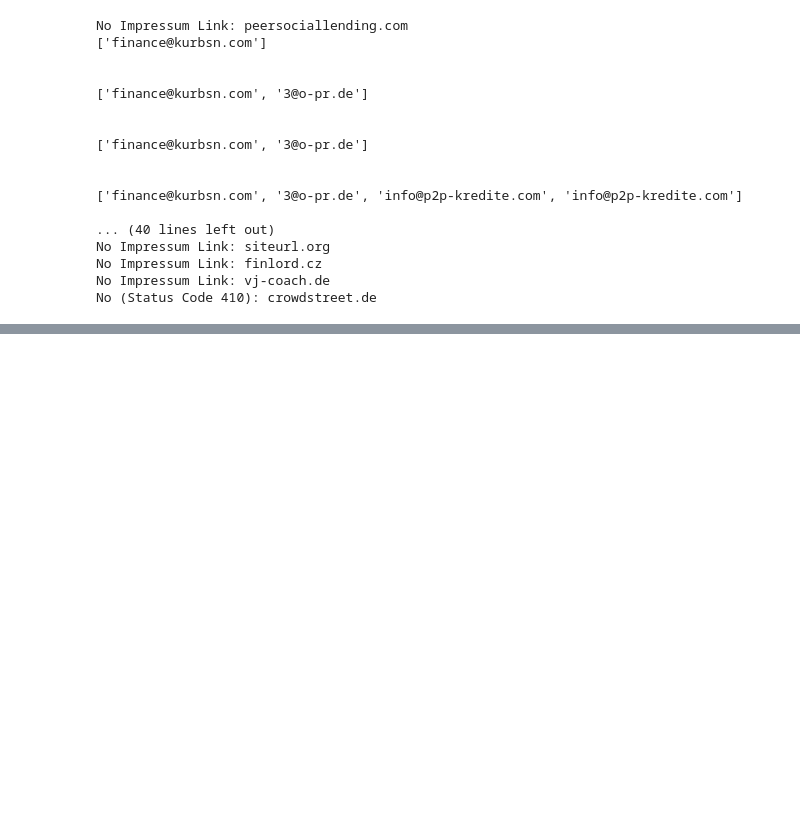
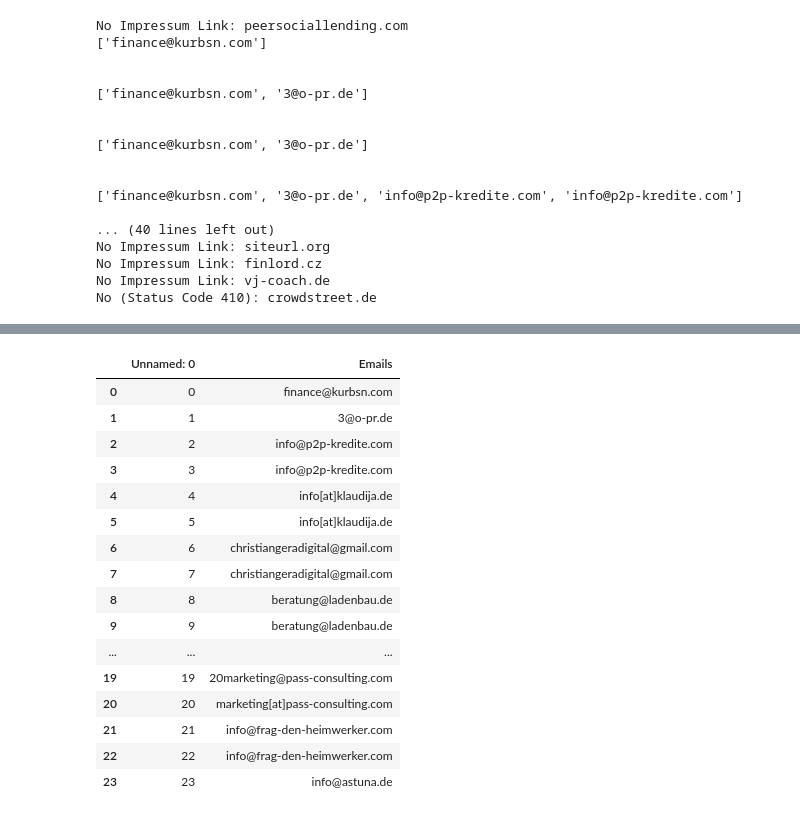
Before and after one commit to joharkhan99/Data-Science-Internship, a Jupyter notebook: Week2/Day4/AB_Testing_and_Scraping.ipynb, the cells around one changed output, grey strips where cells are left out. Saved outputs shown, nothing was run; the diff lists cells and outputs as text; code cells hidden in the pictures; blank space fills up the shorter version.

Commit message:
saved emails to csv

```diff
--- a/Week2/Day4/AB_Testing_and_Scraping.ipynb
+++ b/Week2/Day4/AB_Testing_and_Scraping.ipynb
@@ -359,0 +342,21 @@ df.to_csv("Emails.csv")
+# %%
+emailsDF = pd.read_csv("Emails.csv")
+emailsDF
+# %% [output]
+|  | Unnamed: 0 | Emails |
+| 0 | 0 | finance@kurbsn.com |
+| 1 | 1 | 3@o-pr.de |
+| 2 | 2 | info@p2p-kredite.com |
+| 3 | 3 | info@p2p-kredite.com |
+| 4 | 4 | info[at]klaudija.de |
+| 5 | 5 | info[at]klaudija.de |
+| 6 | 6 | christiangeradigital@gmail.com |
+| 7 | 7 | christiangeradigital@gmail.com |
+| 8 | 8 | beratung@ladenbau.de |
+| 9 | 9 | beratung@ladenbau.de |
+| ... | ... | ... |
+| 19 | 19 | 20marketing@pass-consulting.com |
+| 20 | 20 | marketing[at]pass-consulting.com |
+| 21 | 21 | info@frag-den-heimwerker.com |
+| 22 | 22 | info@frag-den-heimwerker.com |
+| 23 | 23 | info@astuna.de |
```
Also changed, not shown: parts of 1 cell of this notebook, 1 other file.
